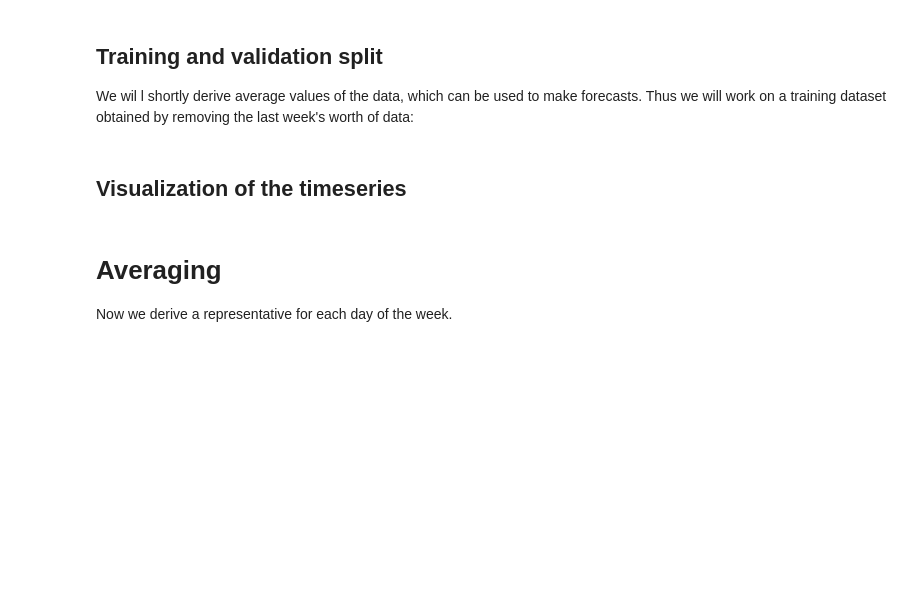
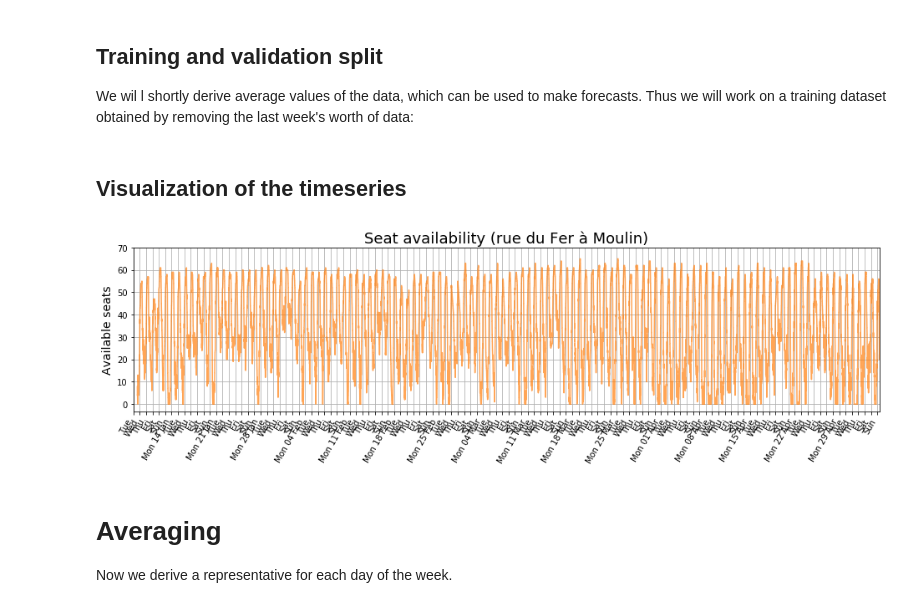
Before and after one commit to antoinechoffrut/la_permanence, a Jupyter notebook: notebooks/la-permanence-understanding.ipynb, the cells around one changed output. Saved outputs shown, nothing was run; the diff lists cells and outputs as text; code cells hidden in the pictures; blank space fills up the shorter version.

Commit message:
Update figures

```diff
--- a/notebooks/la-permanence-understanding.ipynb
+++ b/notebooks/la-permanence-understanding.ipynb
@@ -68,8 +69,9 @@ The dataset is saved in a `csv` file located in `~/Projects/la_permanence/attend
 
 ## Metadata on the dataset
 # %%
-filename = 'attendance.csv'
-foldername = 'Projects/la_permanence'
+filename = 'availability.csv'  # formerly: 'attendance.csv'
+# foldername = 'Projects/la_permanence'
+foldername = 'Data/la_permanence'
 filepath = os.path.join(os.path.expanduser("~"), foldername, filename)
 filesize = os.path.getsize(filepath)
 
@@ -108,12 +110,12 @@ Names of columns:   timestamp, Moulin, Alésia
 ## Load the data
 # %%
 %time
-dateparse = lambda x: pd.datetime.strptime(x, '%Y-%m-%d-%H-%M-%S')
+dateparse = lambda x: pd.datetime.strptime(x, '%Y-%m-%d %H:%M:%S')  # formerly: '%Y-%m-%d-%H-%M-%S'
 
 raw_data = pd.read_csv(
     filepath,
     sep=',',
-    dtype={'Moulin': np.uint8, 'Alésia': np.uint8},
+    dtype={'moulin': np.uint8, 'alesia': np.uint8},
     parse_dates=['timestamp'],
     date_parser=dateparse
 )
@@ -189,32 +211,34 @@ train_timestamps, valid_timestamps = split_vals(raw_data[['timestamp']], n_trn)
 # %%
 fig, ax = plt.subplots(figsize=(16, 4));
 
 plt.subplots_adjust(hspace=0.6)
 
 ts_min = raw_data['timestamp'].min()
 ts_max = raw_data['timestamp'].max()
 the_date_range = pd.date_range(ts_min.date(), ts_max.date());
 
 # rue du Fer à Moulin
-raw_data.plot(x='timestamp', y='Moulin', color=COL_MOULIN, alpha=ALPHA, ax=ax);
+raw_data.plot(x='timestamp', y='moulin', color=COL_MOULIN, alpha=ALPHA, ax=ax);
 
 ax.set_title("Seat availability (rue du Fer à Moulin)", fontsize=18)
 
 ax.set_ylabel("Available seats", fontsize=14);
 ax.set_yticks(range(0, 80, 10))
 
 ax.axes.get_xaxis().label.set_visible(False);
 ax.set_xticks(the_date_range);
 ax.set_xticklabels([pd.to_datetime(x).strftime("%a %d %b")  #  %d %b %Y | %A
                      if x.weekday() in [0]
                      else pd.to_datetime(x).strftime("%a")
                      for x in the_date_range])
 ax.tick_params(axis='x', labelrotation=60)
 
 ax.get_legend().remove();
 ax.grid();
 if SAVEFIGS:
     plt.savefig("moulin-availability-timeseries.png");
+# %% [output]
+[figure, added]
 # %% [markdown]
 # Averaging
 
```
Also changed, not shown: parts of 57 cells of this notebook, 5 other files.
